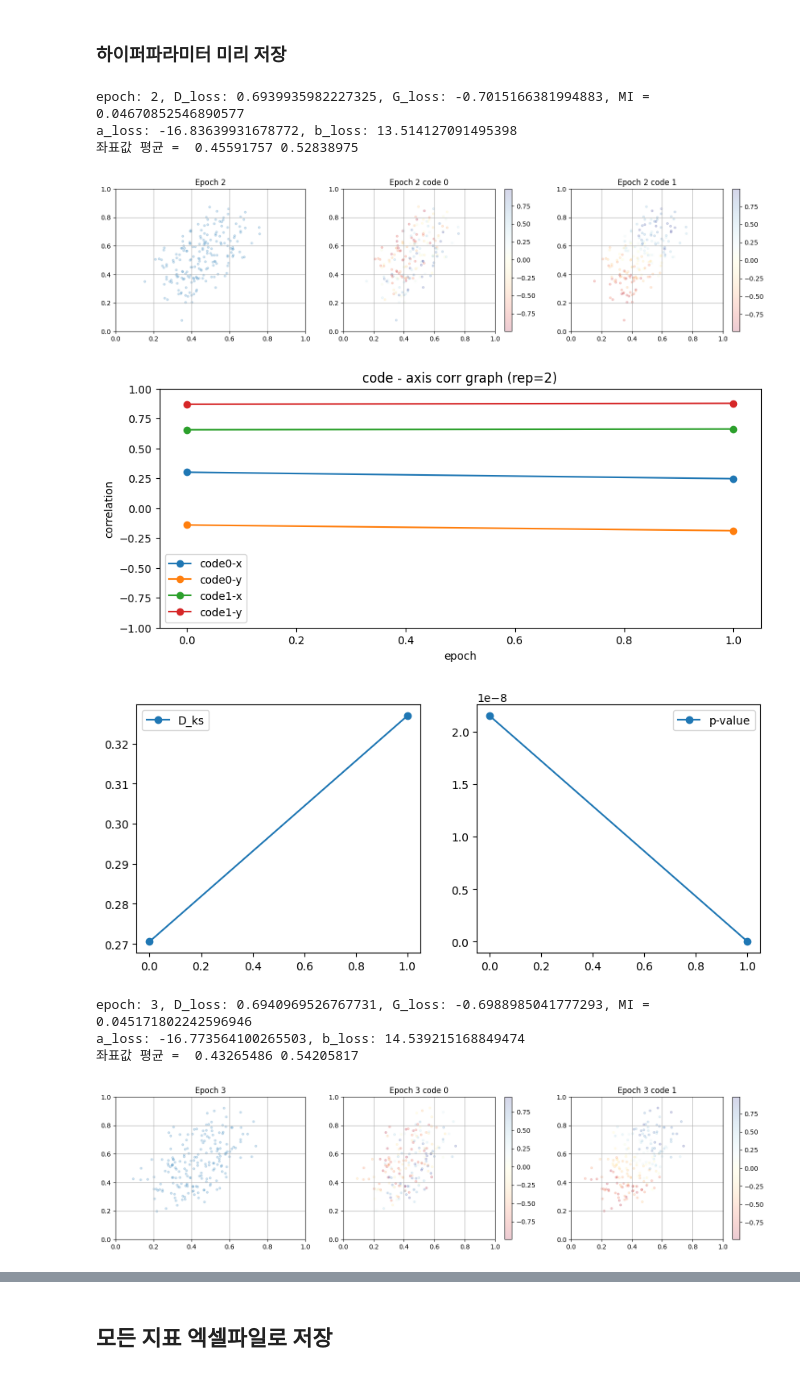
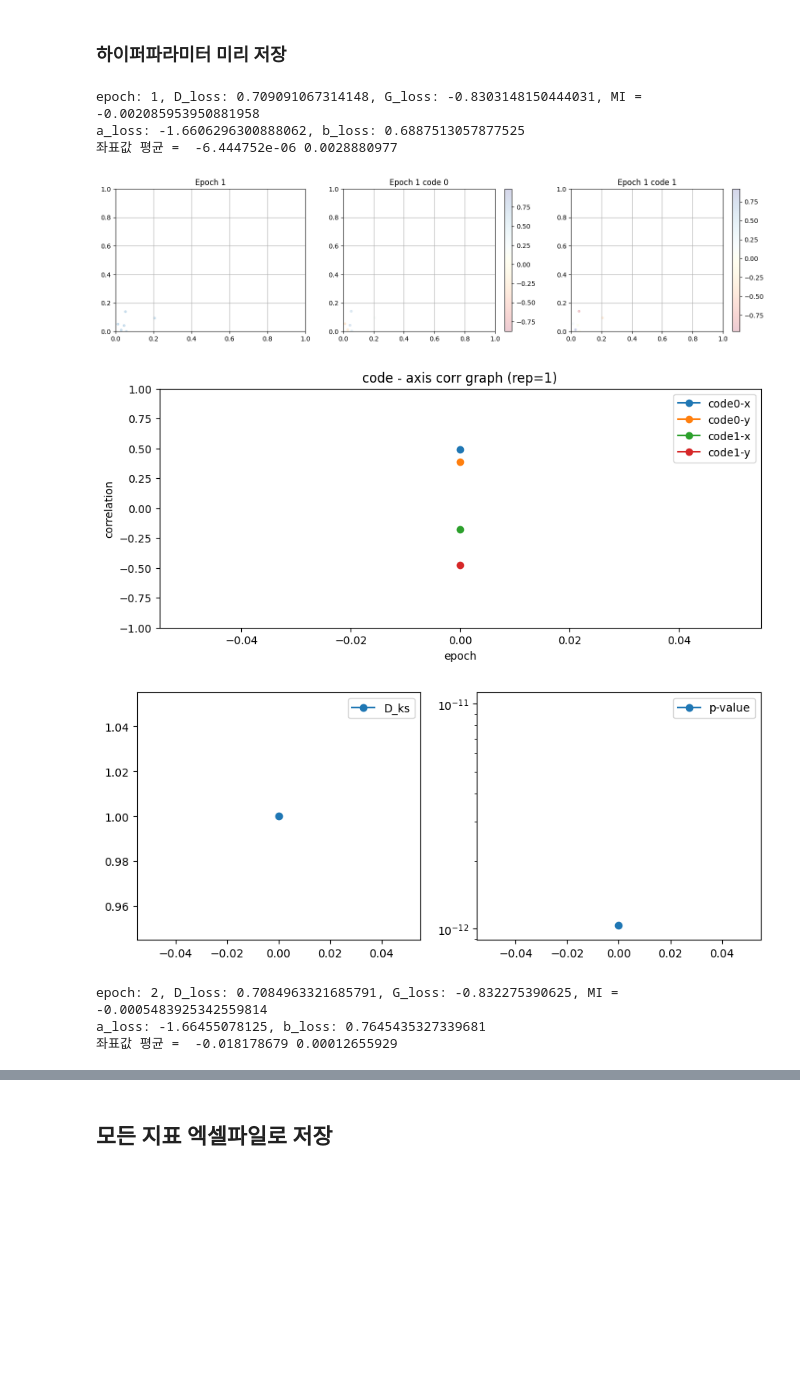
Before and after one commit to red1108/infoQGAN-outdated-, a Jupyter notebook: QGAN+QMINE/code.ipynb, the cells around one changed output, grey strips where cells are left out. Drawn from its saved outputs; the diff is of its cells as text; code cells hidden in the pictures; blank space fills up the shorter version.

```diff
--- a/QGAN+QMINE/code.ipynb
+++ b/QGAN+QMINE/code.ipynb
@@ -328,7 +336,7 @@ final_rep = 0
 
 for rep in range(1, epoch+1):
     np.random.shuffle(x)
-    iter_num = int(len(x)//BATCH_SIZE) # 매번 50% 추출해서 학습. 셔플하니까 자투리 생기는건 무시.
+    iter_num = int(len(x)*0.01//BATCH_SIZE) # 매번 50% 추출해서 학습. 셔플하니까 자투리 생기는건 무시.
 
     G_loss_sum = 0.0
     D_loss_sum = 0.0
@@ -397,40 +405,39 @@ for rep in range(1, epoch+1):
     print("epoch: {}, D_loss: {}, G_loss: {}, MI = {}".format(rep, D_loss_sum/iter_num, G_loss_sum/iter_num, mi_sum/iter_num))
     print("a_loss: {}, b_loss: {}".format(a_loss_sum, b_loss_sum))
     print("좌표값 평균 = ", np.mean(log_gen_outputs[:,0]), np.mean(log_gen_outputs[:,1]))
 
     df = pd.DataFrame({'x': log_gen_outputs[:, 0], 'y': log_gen_outputs[:, 1]})
     for i in range(code_qubits):
         df[f'code{i}']=log_gen_codes[:, i]
     corr_mat = df.corr().to_numpy()
     for i in range(code_qubits):
         recorder[f'code{i}-x'].append(corr_mat[0, i+2])
         recorder[f'code{i}-y'].append(corr_mat[1, i+2])
 
     p_value, D_ks = ndtest.ks2d2s(log_gen_outputs[:, 0], log_gen_outputs[:, 1], x[:, 0], x[:, 1], extra=True)
     recorder['D_ks'].append(D_ks)
     recorder['p-value'].append(p_value)
 
     visualize_output(log_gen_outputs, log_gen_codes, title, rep, recorder)
 
     with open(f'result/{title}/discriminator_{rep}.pkl', 'wb') as file:
         pickle.dump(discriminator, file)
     with open(f'result/{title}/generator_{rep}.pkl', 'wb') as file:
         pickle.dump(generator_params, file)
 
 
     df = pd.DataFrame(recorder)
     output_filename = f'result/{title}/recorder.xlsx'
     df.to_excel(output_filename, index=False)
 
     final_rep = rep
 # %% [output]
-epoch: 2, D_loss: 0.6939935982227325, G_loss: -0.7015166381994883, MI = 0.04670852546890577
-a_loss: -16.83639931678772, b_loss: 13.514127091495398
-좌표값 평균 =  0.45591757 0.52838975
+epoch: 1, D_loss: 0.709091067314148, G_loss: -0.8303148150444031, MI = -0.002085953950881958
+a_loss: -1.6606296300888062, b_loss: 0.6887513057877525
+좌표값 평균 =  -6.444752e-06 0.0028880977
-[figure, old version]
+[figure, new version]
-[figure, old version]
+[figure, new version]
-[figure, old version]
+[figure, new version]
-epoch: 3, D_loss: 0.6940969526767731, G_loss: -0.6988985041777293, MI = 0.045171802242596946
-a_loss: -16.773564100265503, b_loss: 14.539215168849474
-좌표값 평균 =  0.43265486 0.54205817
+epoch: 2, D_loss: 0.7084963321685791, G_loss: -0.832275390625, MI = -0.0005483925342559814
+a_loss: -1.66455078125, b_loss: 0.7645435327339681
+좌표값 평균 =  -0.018178679 0.00012655929
-[figure, removed]
```
Also changed, not shown: parts of 5 cells of this notebook, 1 other file.
